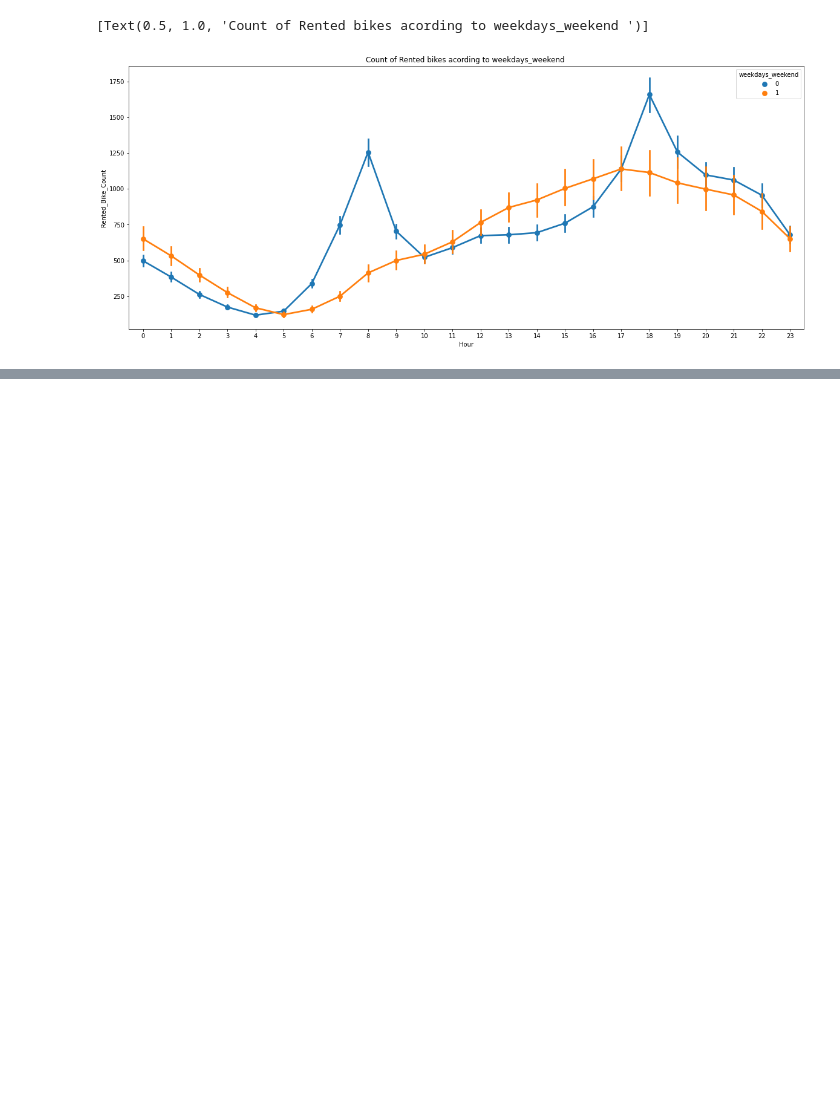
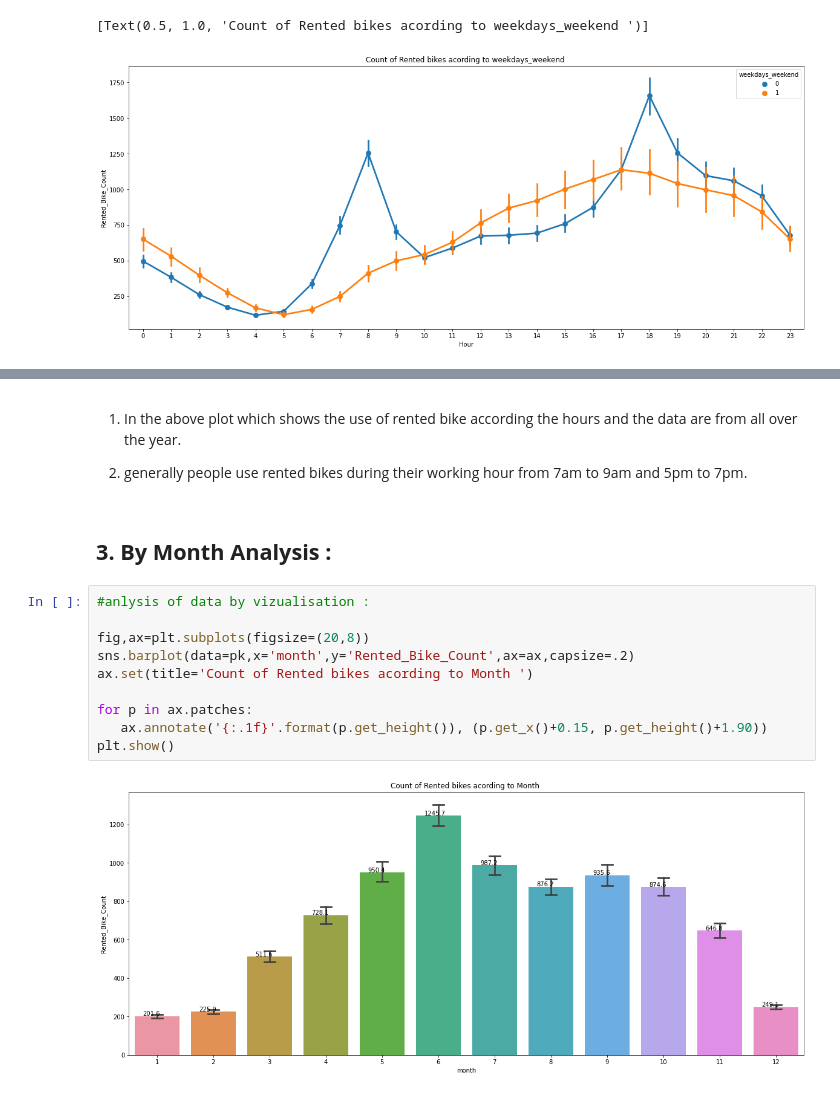
Before and after one commit to prati25/Bike-sharing-demand, a Jupyter notebook: Copy_of_Bike_Sharing_Demand_Prediction_Capstone_Project.ipynb, the cells around one changed output, grey strips where cells are left out. Saved outputs shown, nothing was run; the diff lists cells and outputs as text; blank space fills up the shorter version.

```diff
--- a/Copy_of_Bike_Sharing_Demand_Prediction_Capstone_Project.ipynb
+++ b/Copy_of_Bike_Sharing_Demand_Prediction_Capstone_Project.ipynb
@@ -421,0 +435,18 @@ ax.set(title='Count of Rented bikes acording to weekdays_weekend ')
+# %% [markdown]
+1. In the above plot which shows the use of rented bike according the hours and the data are from all over the year.
+
+2. generally people use rented bikes during their working hour from 7am to 9am and 5pm to 7pm.
+# %% [markdown]
+## **3. By Month Analysis :**
+# %%
+#anlysis of data by vizualisation :
+
+fig,ax=plt.subplots(figsize=(20,8))
+sns.barplot(data=pk,x='month',y='Rented_Bike_Count',ax=ax,capsize=.2)
+ax.set(title='Count of Rented bikes acording to Month ')
+
+for p in ax.patches:
+   ax.annotate('{:.1f}'.format(p.get_height()), (p.get_x()+0.15, p.get_height()+1.90))
+plt.show()
+# %% [output]
+[figure, added]
```
Also changed, not shown: parts of 100 cells of this notebook.
